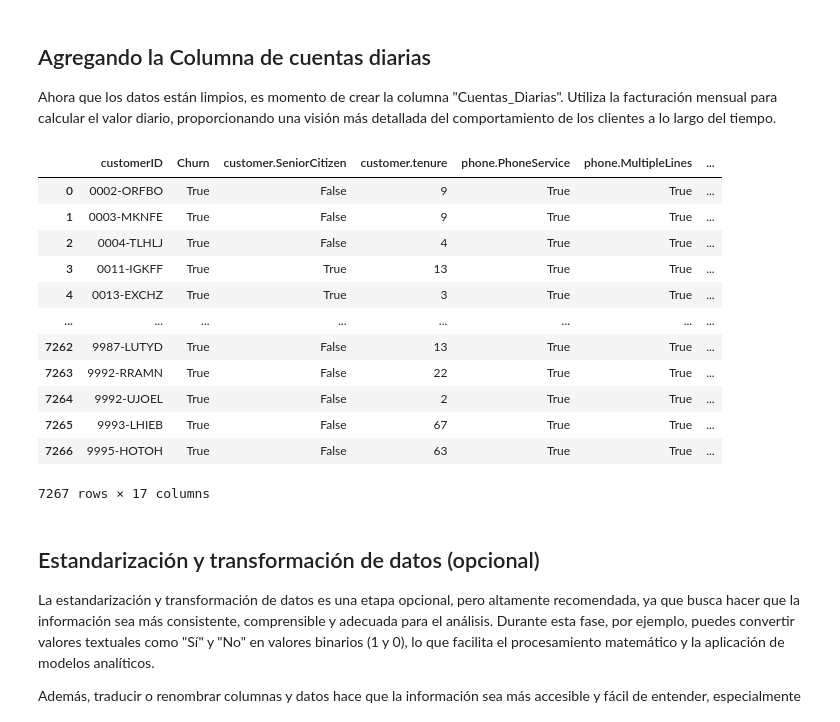
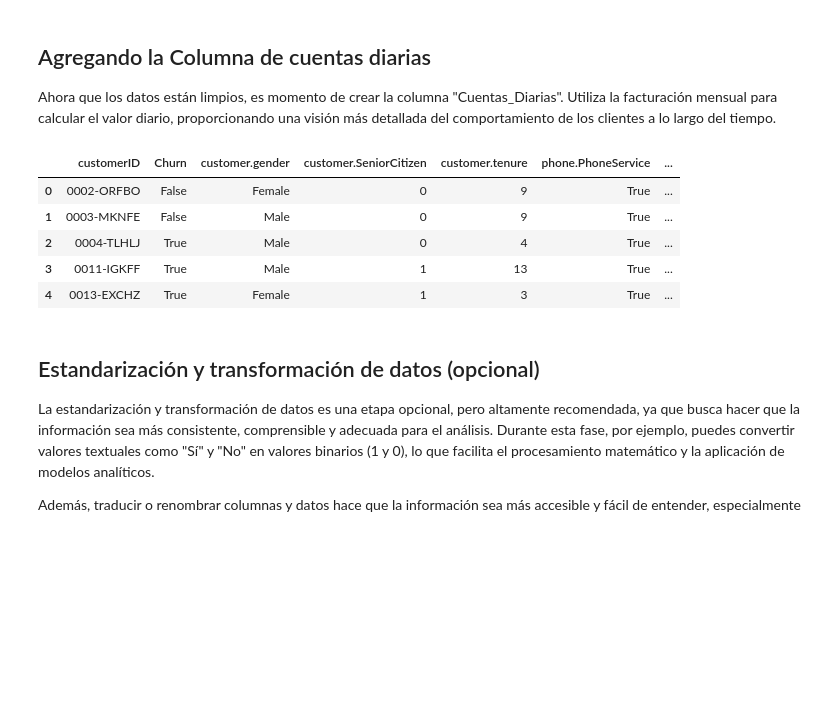
Before and after one commit to DanielConCode/TelecomX, a Jupyter notebook: TelecomX.ipynb, the cells around one changed output. Saved outputs shown, nothing was run; the diff lists cells and outputs as text; code cells hidden in the pictures; blank space fills up the shorter version.

```diff
--- a/TelecomX.ipynb
+++ b/TelecomX.ipynb
@@ -198,0 +207,5 @@ df[columnas_relevantes].head()
+# %%
+# Por lo que los reemplazaremos por No
+
+df['Churn'] = df['Churn'].replace('', 'No')
+df['Churn'].value_counts()
@@ -198,0 +307,4 @@ df[columnas_relevantes].head()
+# %%
+#Convertimos este valor vacio a 0
+
+df['account.Charges.Total'] = df['account.Charges.Total'].replace(' ',str(0))
@@ -198,0 +340,6 @@ df[columnas_relevantes].head()
+# %%
+# Descubrimos que varias columnas tienen un valor diferente a "Yes" y "No", la mayoria relacionada a internet: 'No internet service', y una de ellas 'No phone service'
+# Reemplazaramos estas dos cadenas de texto a 'No'
+
+df = df.replace('No internet service', 'No')
+df = df.replace('No phone service', 'No')
@@ -198,0 +368,5 @@ df[columnas_relevantes].head()
+# %%
+# Ahora si podemos convertir todos los valores de Yes y No, de strings a booleanos
+
+for col in cols_bool:
+  df[col] = df[col].replace({'Yes': True, 'No': False})
@@ -229,21 +403,14 @@ Ahora que los datos están limpios, es momento de crear la columna "Cuentas_Diar
 # %%
 df['Cuentas_Diarias'] = (df['account.Charges.Monthly'] / 30).round(2)
 # %%
-df
+df.head()
 # %% [output]
-|  | customerID | Churn | customer.SeniorCitizen | customer.tenure | phone.PhoneService | phone.MultipleLines | ... |
-| 0 | 0002-ORFBO | True | False | 9 | True | True | ... |
-| 1 | 0003-MKNFE | True | False | 9 | True | True | ... |
-| 2 | 0004-TLHLJ | True | False | 4 | True | True | ... |
-| 3 | 0011-IGKFF | True | True | 13 | True | True | ... |
-| 4 | 0013-EXCHZ | True | True | 3 | True | True | ... |
-| ... | ... | ... | ... | ... | ... | ... | ... |
-| 7262 | 9987-LUTYD | True | False | 13 | True | True | ... |
-| 7263 | 9992-RRAMN | True | False | 22 | True | True | ... |
-| 7264 | 9992-UJOEL | True | False | 2 | True | True | ... |
-| 7265 | 9993-LHIEB | True | False | 67 | True | True | ... |
-| 7266 | 9995-HOTOH | True | False | 63 | True | True | ... |
+|  | customerID | Churn | customer.gender | customer.SeniorCitizen | customer.tenure | phone.PhoneService | ... |
+| 0 | 0002-ORFBO | False | Female | 0 | 9 | True | ... |
+| 1 | 0003-MKNFE | False | Male | 0 | 9 | True | ... |
+| 2 | 0004-TLHLJ | True | Male | 0 | 4 | True | ... |
+| 3 | 0011-IGKFF | True | Male | 1 | 13 | True | ... |
+| 4 | 0013-EXCHZ | True | Female | 1 | 3 | True | ... |
-7267 rows × 17 columns
 # %% [markdown]
 ## Estandarización y transformación de datos (opcional)
 
```
Also changed, not shown: parts of 63 cells of this notebook.
